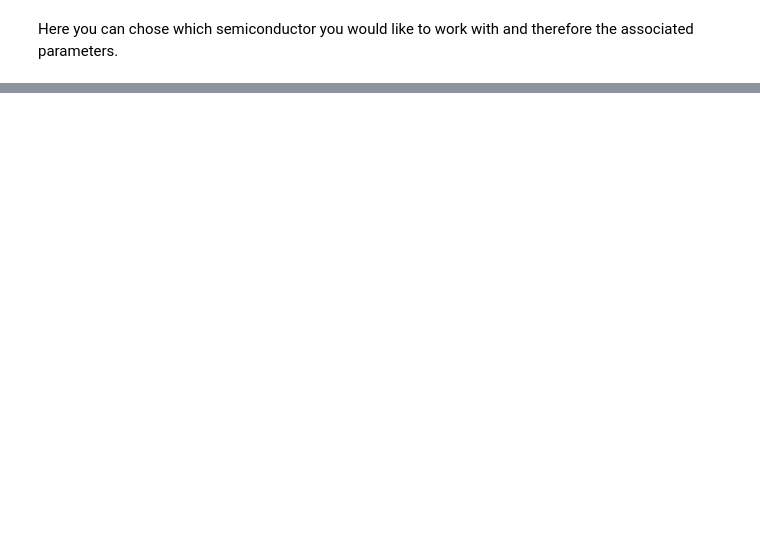
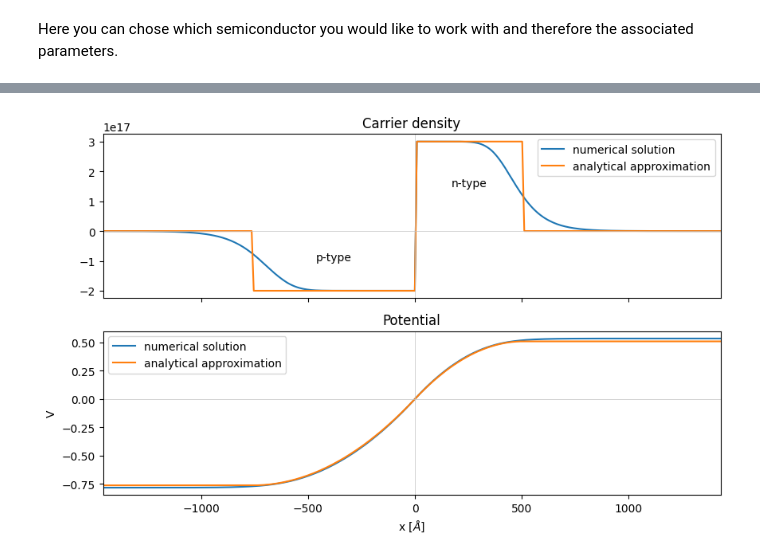
Before and after one commit to oyazyev/SoliDRIL, a Jupyter notebook: pn-junction.ipynb, the cells around one changed output, grey strips where cells are left out. Drawn from its saved outputs; the diff is of its cells as text; code cells hidden in the pictures; blank space fills up the shorter version.

Commit message:
pn-objects, comparison to numerical solution

```diff
--- a/pn-junction.ipynb
+++ b/pn-junction.ipynb
@@ -27,12 +30,6 @@ T = 300 # K
 epsilon0 = 8.854187e-12 # F/m
 kBeV = kB/e
 Nmin = 1e14; Nmax = 1e18 # cm^-3
-Nd, Na = Nmax/2, Nmax/4
-
-# variables
-selected_semiconductor = 'Si'
-# placing the energy origin at the top of the valence band
-Ev = 0 # eV
 
 # define semiconductor properties
 semiconductorList = ['Si', 'Ge','GaAs']
@@ -40,16 +37,3 @@ Eg_ = np.array([1.11, 0.66, 1.43]) # Bandgap / eV
 me_ = np.array([1.09, 0.55, 0.067]) # average effective electron mass
 mh_ = np.array([1.15, 0.37, 0.45]) # average effective hole mass
 epsilonR_ = np.array([11.9, 16.2, 13.1]) # relative permittivity
-
-Eg, me, mh, epsilonR = Eg_[0], me_[0], mh_[0], epsilonR_[0]
-
-# average effective mass https://en.wikipedia.org/wiki/Effective_mass_(solid-state_physics)
-if selected_semiconductor == 'Si':
-    me = 1.09;  mh = 1.15;  epsilonR = 11.9
-elif selected_semiconductor == 'Ge':
-    me = 0.55;  mh = 0.37;  epsilonR = 16.2
-elif selected_semiconductor == 'GaAs':
-    me = 0.067;  mh = 0.45;  epsilonR = 13.1
-me = me * m0
-mh = mh * m0
-epsilon = epsilon0 * epsilonR
@@ -278,0 +224,78 @@ ax4.plot(x,Jn1)
+# %%
+x = np.array([-146.  , -136.  , -126.  , -116.  , -106.  ,  -96.  ,  -86.  ,
+         -76.  ,  -66.  ,  -58.  ,  -53.  ,  -48.  ,  -43.  ,  -38.  ,
+         -33.  ,  -28.  ,  -23.  ,  -19.  ,  -16.5 ,  -14.  ,  -11.5 ,
+          -9.  ,   -6.5 ,   -4.  ,   -1.5 ,    0.75,    3.25,    5.75,
+           8.25,   10.75,   13.25,   15.75,   18.25,   21.5 ,   26.5 ,
+          31.5 ,   36.5 ,   41.5 ,   46.5 ,   51.5 ,   56.5 ,   63.  ,
+          73.  ,   83.  ,   93.  ,  103.  ,  113.  ,  123.  ,  133.  ,
+         143.  ])
+spaceCharge=np.array([-1.04647e-04, -2.16539e-04, -5.81861e-04, -1.62462e-03,
+        -4.53152e-03, -1.24302e-02, -3.25418e-02, -7.58595e-02,
+        -1.39543e-01, -1.79867e-01, -1.92558e-01, -1.97879e-01,
+        -1.99537e-01, -1.99923e-01, -1.99990e-01, -1.99999e-01,
+        -2.00000e-01, -2.00000e-01, -2.00000e-01, -2.00000e-01,
+        -2.00000e-01, -2.00000e-01, -2.00000e-01, -2.00000e-01,
+        -2.00000e-01,  3.00000e-01,  3.00000e-01,  3.00000e-01,
+         3.00000e-01,  2.99999e-01,  2.99996e-01,  2.99985e-01,
+         2.99944e-01,  2.99741e-01,  2.98016e-01,  2.89897e-01,
+         2.65645e-01,  2.19665e-01,  1.61602e-01,  1.07818e-01,
+         6.72400e-02,  3.42751e-02,  1.14088e-02,  3.68516e-03,
+         1.17887e-03,  3.75955e-04,  1.19799e-04,  3.82260e-05,
+         1.23965e-05,  4.64809e-06])
+potential=np.array([-0.78429, -0.78428, -0.78423, -0.7841 , -0.78371, -0.78264,
+        -0.77969, -0.77191, -0.75325, -0.72478, -0.69904, -0.66659,
+        -0.62722, -0.58087, -0.52753, -0.46719, -0.39986, -0.34095,
+        -0.30186, -0.26102, -0.21844, -0.1741 , -0.12801, -0.08017,
+        -0.03059,  0.01534,  0.06475,  0.11154,  0.1557 ,  0.19724,
+         0.23616,  0.27245,  0.30611,  0.34596,  0.39861,  0.44086,
+         0.47301,  0.49593,  0.5112 ,  0.52081,  0.5266 ,  0.5307 ,
+         0.53331,  0.53415,  0.53442,  0.53451,  0.53453,  0.53454,
+         0.53455,  0.53455])
+
+# data from pn-junction simulation nextnano
+# https://www.nextnano.com/nextnano3/tutorial/1Dtutorial_pn_junction.htm
+
+# convert units from numerical simulation
+x_num = x*10 # Angstrom
+spaceCharge = spaceCharge*1e18 # cm^-3
+potential = potential # V
+
+# smooth out sampled data
+def spaceCharge_interpolated(x, x_num = x_num, spaceCharge = spaceCharge):
+    return np.piecewise(x, [x < 0, x >= 0], [interp1d(x_num[x_num<0],spaceCharge[x_num<0],kind='cubic',fill_value="extrapolate"),
+                interp1d(x_num[x_num>=0],spaceCharge[x_num>=0],kind='cubic',fill_value="extrapolate")])
+
+potential_interpolated = interp1d(x_num,potential,kind='cubic',fill_value="extrapolate")
+
+x = np.linspace(x_num[0],x_num[-1],300)
+
+# define semiconductor for comparison
+pn2 = pn()
+pn2.set_semiconductor('GaAs')
+pn2.set_doping(Na = 0.2e18, Nd = 0.3e18)
+dp, dn, na, nd = pn2.get_properties()
+
+# plot figures
+f, (ax1, ax2) = plt.subplots(2, 1, sharex=True,figsize=(10,6),dpi=100)
+plt.xlabel('x [$\AA$]')
+plt.ylabel('arb. unit')
+plt.xlim(x_num[0],x_num[-1])
+
+ax1.title.set_text('Carrier density')
+
+ax1.plot(x,spaceCharge_interpolated(x),x,pn2.charge_density(x))
+ax1.legend(['numerical solution','analytical approximation'])
+ax1.text(-dp/2,-na/2,'p-type',horizontalalignment='center')
+ax1.text(dn/2,nd/2,'n-type',horizontalalignment='center')
+
+
+ax2.title.set_text('Potential')
+
+plt.ylabel('V')
+plt.xlim(x_num[0],x_num[-1])
+ax2.plot(x,potential_interpolated(x),x,pn2.potential(x))
+ax2.legend(['numerical solution','analytical approximation'])
+plot_grid([ax1,ax2]);
+# %% [output]
+[figure, added]
```
Also changed, not shown: parts of 15 cells of this notebook.
